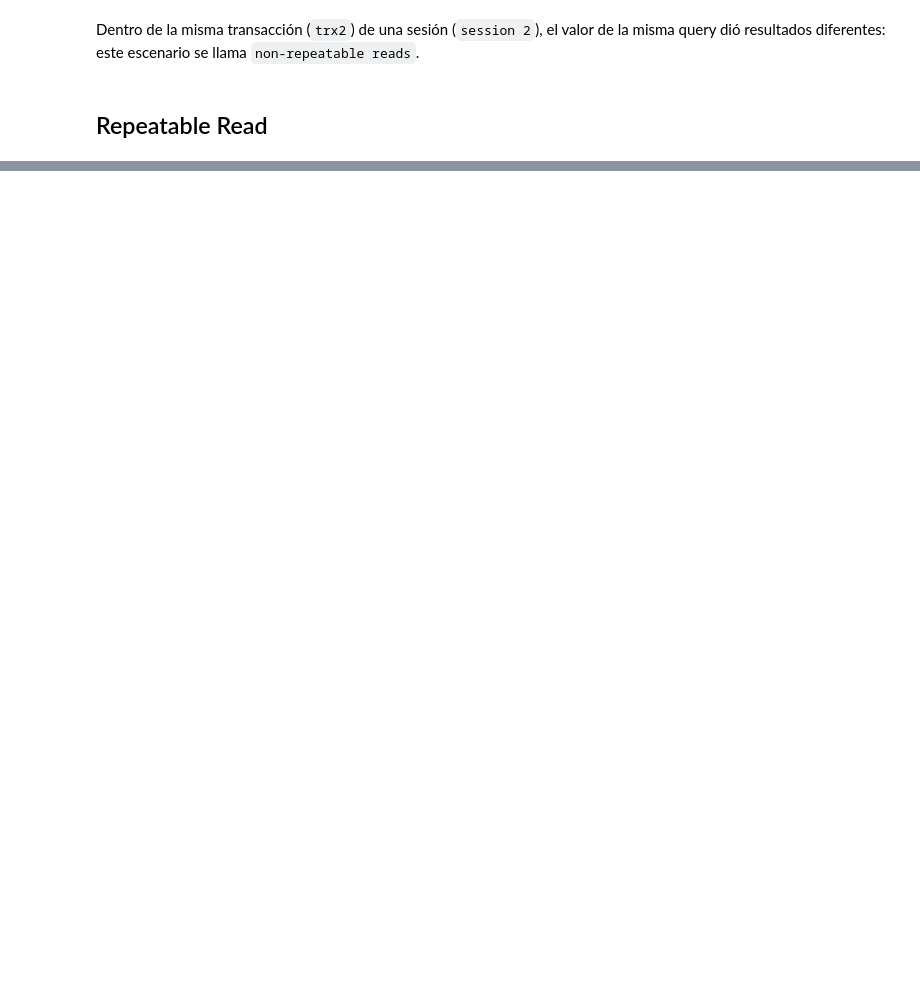
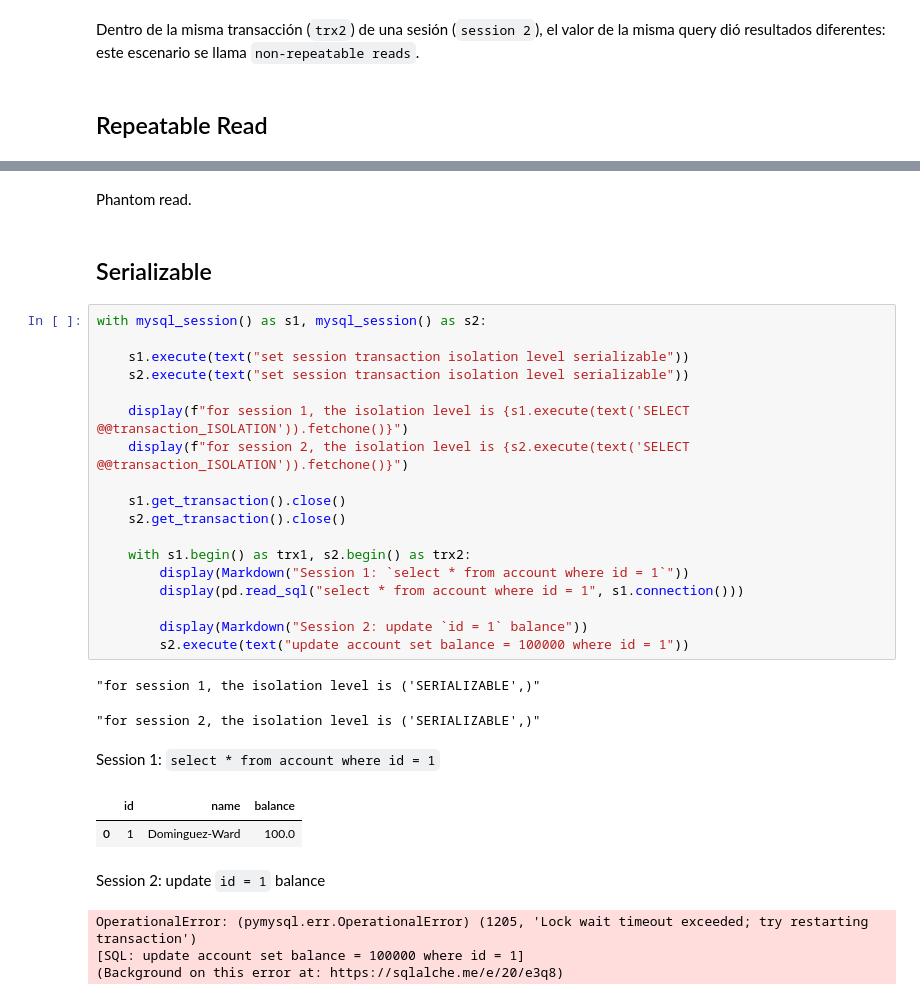
Before and after one commit to UTDT-TD7/practicas, a Jupyter notebook: practica_trx/notebooks/Práctica.ipynb, the cells around one changed output, grey strips where cells are left out. Cells and saved outputs as stored; diff of their text form; blank space fills up the shorter version.

```diff
--- a/practica_trx/notebooks/Práctica.ipynb
+++ b/practica_trx/notebooks/Práctica.ipynb
@@ -219,0 +304,32 @@ Nuevas transacciones...
+# %% [markdown]
+Phantom read.
+# %% [markdown]
+## Serializable
+# %%
+with mysql_session() as s1, mysql_session() as s2:
+
+    s1.execute(text("set session transaction isolation level serializable"))
+    s2.execute(text("set session transaction isolation level serializable"))
+
+    display(f"for session 1, the isolation level is {s1.execute(text('SELECT @@transaction_ISOLATION')).fetchone()}")
+    display(f"for session 2, the isolation level is {s2.execute(text('SELECT @@transaction_ISOLATION')).fetchone()}")
+
+    s1.get_transaction().close()
+    s2.get_transaction().close()
+
+    with s1.begin() as trx1, s2.begin() as trx2:
+        display(Markdown("Session 1: `select * from account where id = 1`"))
+        display(pd.read_sql("select * from account where id = 1", s1.connection()))
+
+        display(Markdown("Session 2: update `id = 1` balance"))
+        s2.execute(text("update account set balance = 100000 where id = 1"))
+# %% [output]
+"for session 1, the isolation level is ('SERIALIZABLE',)"
+"for session 2, the isolation level is ('SERIALIZABLE',)"
+Session 1: `select * from account where id = 1`
+|  | id | name | balance |
+| 0 | 1 | Dominguez-Ward | 100.0 |
+Session 2: update `id = 1` balance
+OperationalError: (pymysql.err.OperationalError) (1205, 'Lock wait timeout exceeded; try restarting transaction')
+[SQL: update account set balance = 100000 where id = 1]
+(Background on this error at: https://sqlalche.me/e/20/e3q8)
```
Also changed, not shown: parts of 15 cells of this notebook.
